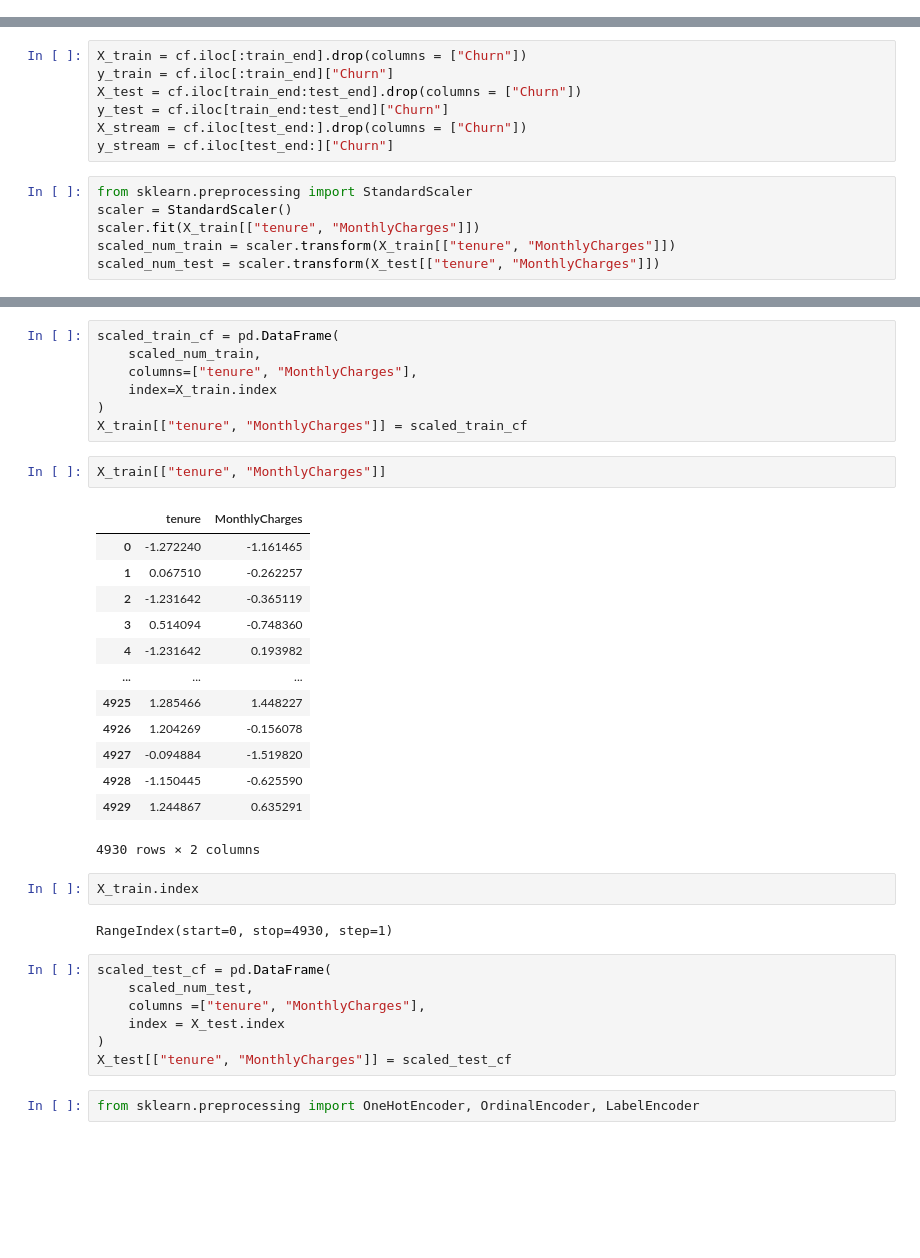
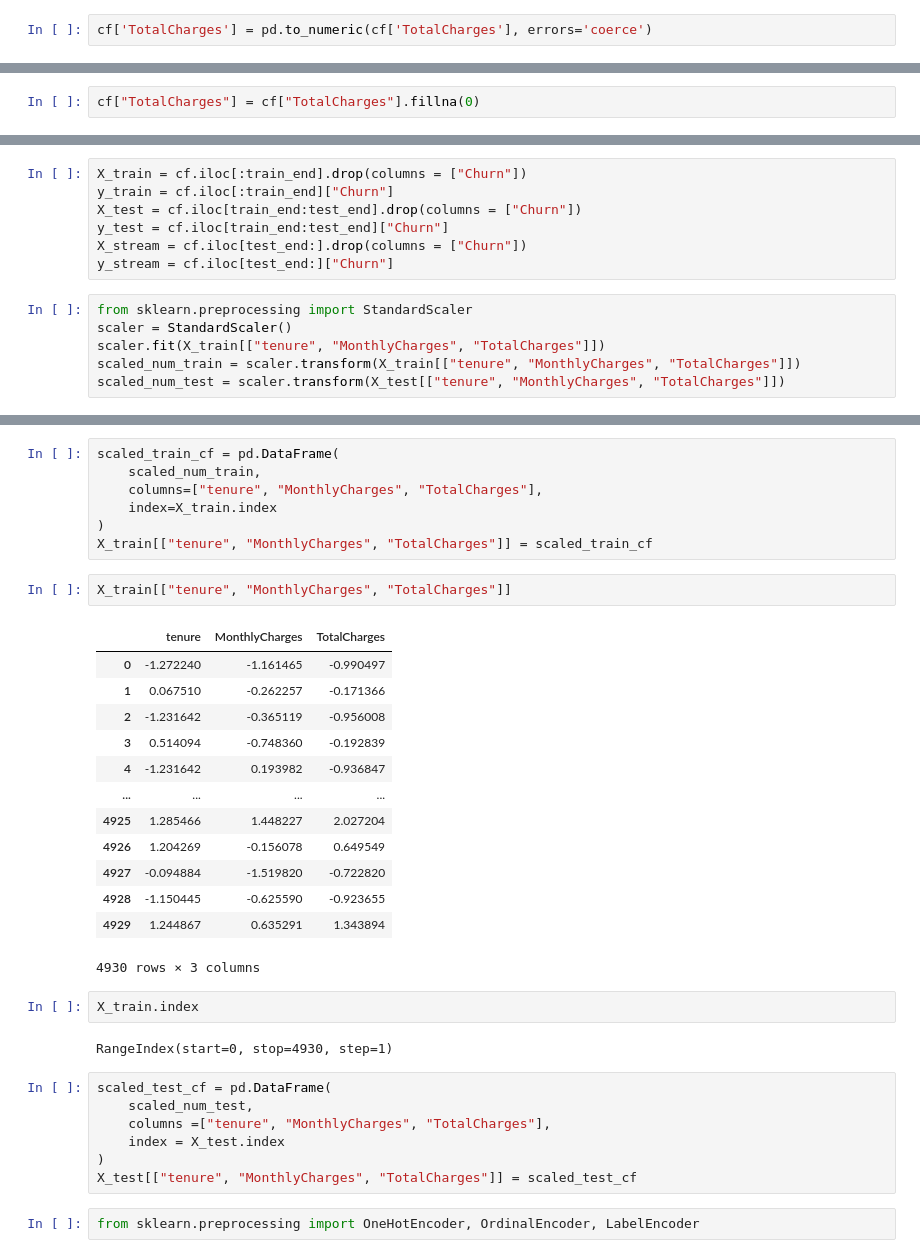
Before and after one commit to Priyanshu-Upadhyay-27/end-to-end-churn-ml, a Jupyter notebook: notebooks/Model_Building.ipynb, the cells around one changed output, grey strips where cells are left out. Saved outputs shown, nothing was run; the diff lists cells and outputs as text; blank space fills up the shorter version.

```diff
--- a/notebooks/Model_Building.ipynb
+++ b/notebooks/Model_Building.ipynb
@@ -92,0 +103,2 @@ cf.drop(columns = ["customerID", "TotalCharges"], inplace = True)
+# %%
+cf['TotalCharges'] = pd.to_numeric(cf['TotalCharges'], errors='coerce')
@@ -92,0 +136,2 @@ cf.drop(columns = ["customerID", "TotalCharges"], inplace = True)
+# %%
+cf["TotalCharges"] = cf["TotalCharges"].fillna(0)
@@ -107,9 +156,9 @@ y_stream = cf.iloc[test_end:]["Churn"]
 # %%
 from sklearn.preprocessing import StandardScaler
 scaler = StandardScaler()
-scaler.fit(X_train[["tenure", "MonthlyCharges"]])
-scaled_num_train = scaler.transform(X_train[["tenure", "MonthlyCharges"]])
-scaled_num_test = scaler.transform(X_test[["tenure", "MonthlyCharges"]])
+scaler.fit(X_train[["tenure", "MonthlyCharges", "TotalCharges"]])
+scaled_num_train = scaler.transform(X_train[["tenure", "MonthlyCharges", "TotalCharges"]])
+scaled_num_test = scaler.transform(X_test[["tenure", "MonthlyCharges", "TotalCharges"]])
 # %%
 scaler.mean_
 # %% [output]
@@ -117,26 +166,26 @@ array([32.33711968, 64.85382353])
 # %%
 scaled_train_cf = pd.DataFrame(
     scaled_num_train,
-    columns=["tenure", "MonthlyCharges"],
+    columns=["tenure", "MonthlyCharges", "TotalCharges"],
     index=X_train.index
 )
-X_train[["tenure", "MonthlyCharges"]] = scaled_train_cf
+X_train[["tenure", "MonthlyCharges", "TotalCharges"]] = scaled_train_cf
 # %%
-X_train[["tenure", "MonthlyCharges"]]
+X_train[["tenure", "MonthlyCharges", "TotalCharges"]]
 # %% [output]
-|  | tenure | MonthlyCharges |
-| 0 | -1.272240 | -1.161465 |
-| 1 | 0.067510 | -0.262257 |
-| 2 | -1.231642 | -0.365119 |
-| 3 | 0.514094 | -0.748360 |
-| 4 | -1.231642 | 0.193982 |
-| ... | ... | ... |
-| 4925 | 1.285466 | 1.448227 |
-| 4926 | 1.204269 | -0.156078 |
-| 4927 | -0.094884 | -1.519820 |
-| 4928 | -1.150445 | -0.625590 |
-| 4929 | 1.244867 | 0.635291 |
+|  | tenure | MonthlyCharges | TotalCharges |
+| 0 | -1.272240 | -1.161465 | -0.990497 |
+| 1 | 0.067510 | -0.262257 | -0.171366 |
+| 2 | -1.231642 | -0.365119 | -0.956008 |
+| 3 | 0.514094 | -0.748360 | -0.192839 |
+| 4 | -1.231642 | 0.193982 | -0.936847 |
+| ... | ... | ... | ... |
+| 4925 | 1.285466 | 1.448227 | 2.027204 |
+| 4926 | 1.204269 | -0.156078 | 0.649549 |
+| 4927 | -0.094884 | -1.519820 | -0.722820 |
+| 4928 | -1.150445 | -0.625590 | -0.923655 |
+| 4929 | 1.244867 | 0.635291 | 1.343894 |
-4930 rows × 2 columns
+4930 rows × 3 columns
 # %%
 X_train.index
 # %% [output]
@@ -144,10 +193,10 @@ RangeIndex(start=0, stop=4930, step=1)
 # %%
 scaled_test_cf = pd.DataFrame(
     scaled_num_test,
-    columns =["tenure", "MonthlyCharges"],
+    columns =["tenure", "MonthlyCharges", "TotalCharges"],
     index = X_test.index
 )
-X_test[["tenure", "MonthlyCharges"]] = scaled_test_cf
+X_test[["tenure", "MonthlyCharges", "TotalCharges"]] = scaled_test_cf
 # %%
 from sklearn.preprocessing import OneHotEncoder, OrdinalEncoder, LabelEncoder
 # %%
```
Also changed, not shown: parts of 58 cells of this notebook.
